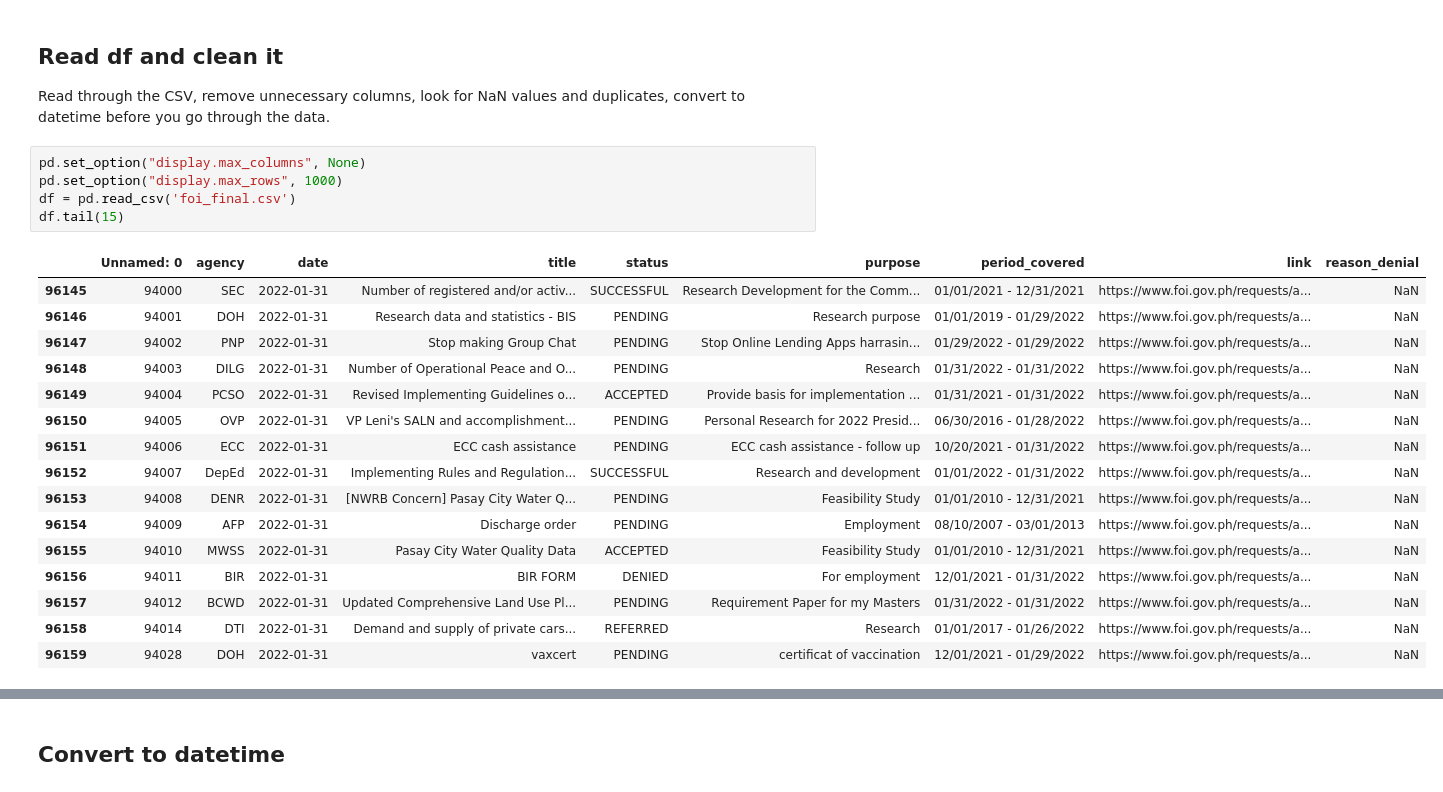
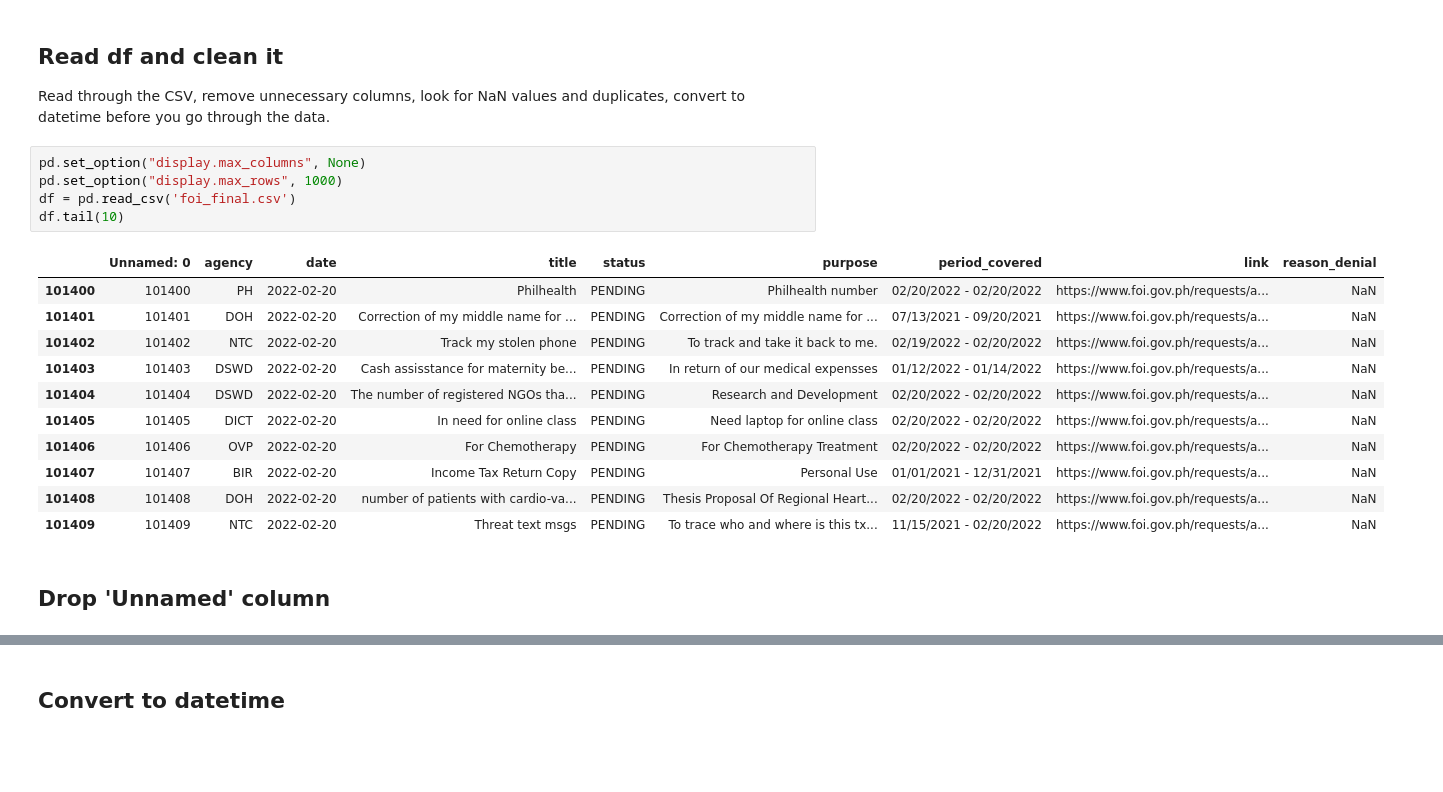
Before and after one commit to pmagtulis/foi-analysis, a Jupyter notebook: foi-analysis.ipynb, the cells around one changed output, grey strips where cells are left out. Drawn from its saved outputs; the diff is of its cells as text; blank space fills up the shorter version.

Commit message:
Updated data: February 20, 2022

```diff
--- a/foi-analysis.ipynb
+++ b/foi-analysis.ipynb
@@ -18,22 +18,19 @@ Read through the CSV, remove unnecessary columns, look for NaN values and duplic
 # %%
 pd.set_option("display.max_columns", None)
 pd.set_option("display.max_rows", 1000)
 df = pd.read_csv('foi_final.csv')
-df.tail(15)
+df.tail(10)
 # %% [output]
 |  | Unnamed: 0 | agency | date | title | status | purpose | period_covered | link | reason_denial |
-| 96145 | 94000 | SEC | 2022-01-31 | Number of registered and/or activ... | SUCCESSFUL | Research Development for the Comm... | 01/01/2021 - 12/31/2021 | https://www.foi.gov.ph/requests/a... | NaN |
-| 96146 | 94001 | DOH | 2022-01-31 | Research data and statistics - BIS | PENDING | Research purpose | 01/01/2019 - 01/29/2022 | https://www.foi.gov.ph/requests/a... | NaN |
-| 96147 | 94002 | PNP | 2022-01-31 | Stop making Group Chat | PENDING | Stop Online Lending Apps harrasin... | 01/29/2022 - 01/29/2022 | https://www.foi.gov.ph/requests/a... | NaN |
-| 96148 | 94003 | DILG | 2022-01-31 | Number of Operational Peace and O... | PENDING | Research | 01/31/2022 - 01/31/2022 | https://www.foi.gov.ph/requests/a... | NaN |
-| 96149 | 94004 | PCSO | 2022-01-31 | Revised Implementing Guidelines o... | ACCEPTED | Provide basis for implementation ... | 01/31/2021 - 01/31/2022 | https://www.foi.gov.ph/requests/a... | NaN |
-| 96150 | 94005 | OVP | 2022-01-31 | VP Leni's SALN and accomplishment... | PENDING | Personal Research for 2022 Presid... | 06/30/2016 - 01/28/2022 | https://www.foi.gov.ph/requests/a... | NaN |
-| 96151 | 94006 | ECC | 2022-01-31 | ECC cash assistance | PENDING | ECC cash assistance - follow up | 10/20/2021 - 01/31/2022 | https://www.foi.gov.ph/requests/a... | NaN |
-| 96152 | 94007 | DepEd | 2022-01-31 | Implementing Rules and Regulation... | SUCCESSFUL | Research and development | 01/01/2022 - 01/31/2022 | https://www.foi.gov.ph/requests/a... | NaN |
-| 96153 | 94008 | DENR | 2022-01-31 | [NWRB Concern] Pasay City Water Q... | PENDING | Feasibility Study | 01/01/2010 - 12/31/2021 | https://www.foi.gov.ph/requests/a... | NaN |
-| 96154 | 94009 | AFP | 2022-01-31 | Discharge order | PENDING | Employment | 08/10/2007 - 03/01/2013 | https://www.foi.gov.ph/requests/a... | NaN |
-| 96155 | 94010 | MWSS | 2022-01-31 | Pasay City Water Quality Data | ACCEPTED | Feasibility Study | 01/01/2010 - 12/31/2021 | https://www.foi.gov.ph/requests/a... | NaN |
-| 96156 | 94011 | BIR | 2022-01-31 | BIR FORM | DENIED | For employment | 12/01/2021 - 01/31/2022 | https://www.foi.gov.ph/requests/a... | NaN |
-| 96157 | 94012 | BCWD | 2022-01-31 | Updated Comprehensive Land Use Pl... | PENDING | Requirement Paper for my Masters | 01/31/2022 - 01/31/2022 | https://www.foi.gov.ph/requests/a... | NaN |
-| 96158 | 94014 | DTI | 2022-01-31 | Demand and supply of private cars... | REFERRED | Research | 01/01/2017 - 01/26/2022 | https://www.foi.gov.ph/requests/a... | NaN |
-| 96159 | 94028 | DOH | 2022-01-31 | vaxcert | PENDING | certificat of vaccination | 12/01/2021 - 01/29/2022 | https://www.foi.gov.ph/requests/a... | NaN |
+| 101400 | 101400 | PH | 2022-02-20 | Philhealth | PENDING | Philhealth number | 02/20/2022 - 02/20/2022 | https://www.foi.gov.ph/requests/a... | NaN |
+| 101401 | 101401 | DOH | 2022-02-20 | Correction of my middle name for ... | PENDING | Correction of my middle name for ... | 07/13/2021 - 09/20/2021 | https://www.foi.gov.ph/requests/a... | NaN |
+| 101402 | 101402 | NTC | 2022-02-20 | Track my stolen phone | PENDING | To track and take it back to me. | 02/19/2022 - 02/20/2022 | https://www.foi.gov.ph/requests/a... | NaN |
+| 101403 | 101403 | DSWD | 2022-02-20 | Cash assisstance for maternity be... | PENDING | In return of our medical expensses | 01/12/2022 - 01/14/2022 | https://www.foi.gov.ph/requests/a... | NaN |
+| 101404 | 101404 | DSWD | 2022-02-20 | The number of registered NGOs tha... | PENDING | Research and Development | 02/20/2022 - 02/20/2022 | https://www.foi.gov.ph/requests/a... | NaN |
+| 101405 | 101405 | DICT | 2022-02-20 | In need for online class | PENDING | Need laptop for online class | 02/20/2022 - 02/20/2022 | https://www.foi.gov.ph/requests/a... | NaN |
+| 101406 | 101406 | OVP | 2022-02-20 | For Chemotherapy | PENDING | For Chemotherapy Treatment | 02/20/2022 - 02/20/2022 | https://www.foi.gov.ph/requests/a... | NaN |
+| 101407 | 101407 | BIR | 2022-02-20 | Income Tax Return Copy | PENDING | Personal Use | 01/01/2021 - 12/31/2021 | https://www.foi.gov.ph/requests/a... | NaN |
+| 101408 | 101408 | DOH | 2022-02-20 | number of patients with cardio-va... | PENDING | Thesis Proposal Of Regional Heart... | 02/20/2022 - 02/20/2022 | https://www.foi.gov.ph/requests/a... | NaN |
+| 101409 | 101409 | NTC | 2022-02-20 | Threat text msgs | PENDING | To trace who and where is this tx... | 11/15/2021 - 02/20/2022 | https://www.foi.gov.ph/requests/a... | NaN |
+# %% [markdown]
+## Drop 'Unnamed' column
```
Also changed, not shown: parts of 34 cells of this notebook.
